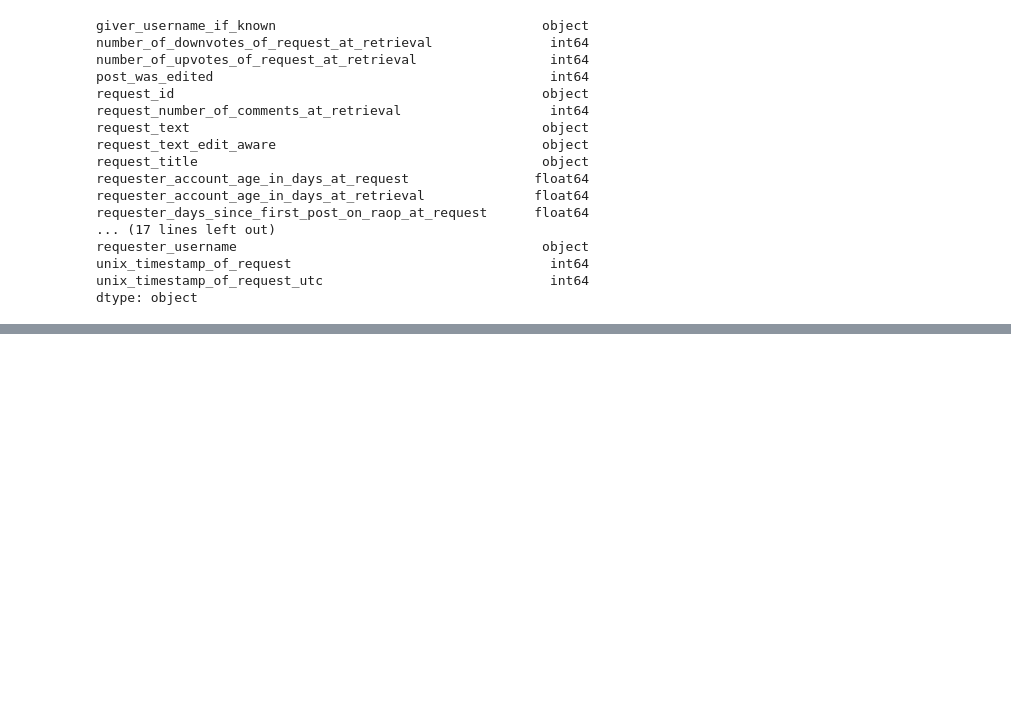
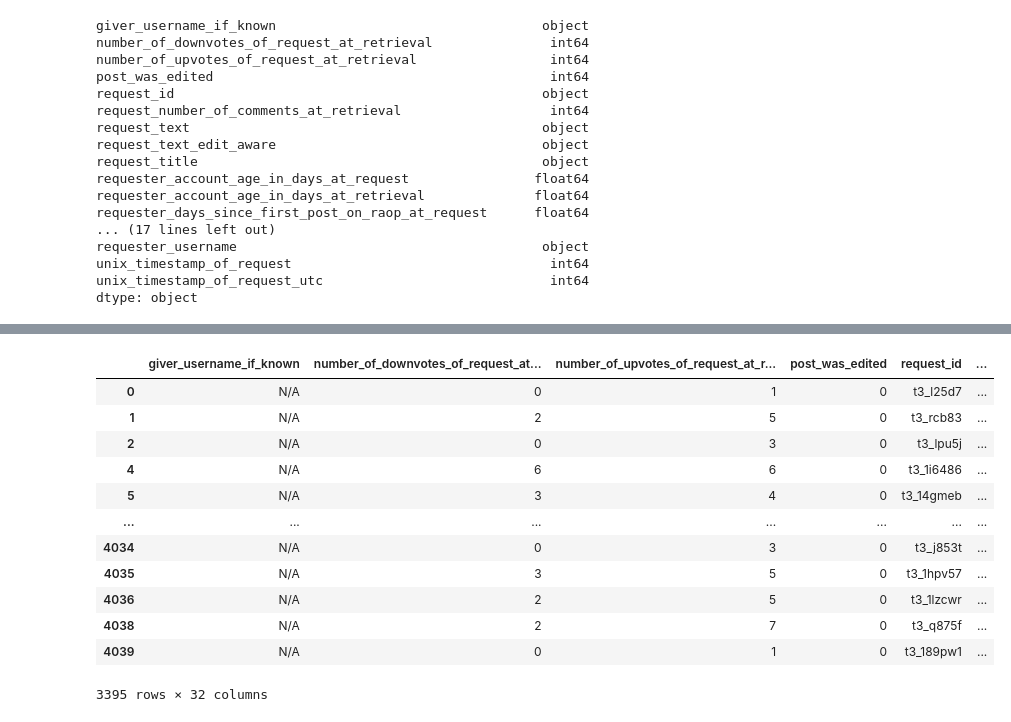
Before and after one commit to jaredfeldman/free_pizza, a Jupyter notebook: eda_jf.ipynb, the cells around one changed output, grey strips where cells are left out. Saved outputs shown, nothing was run; the diff lists cells and outputs as text; code cells hidden in the pictures; blank space fills up the shorter version.

```diff
--- a/eda_jf.ipynb
+++ b/eda_jf.ipynb
@@ -133,0 +179,16 @@ plt.show()
+# %%
+training_data[training_data['post_was_edited'] == 0]
+# %% [output]
+|  | giver_username_if_known | number_of_downvotes_of_request_at... | number_of_upvotes_of_request_at_r... | post_was_edited | request_id | ... |
+| 0 | N/A | 0 | 1 | 0 | t3_l25d7 | ... |
+| 1 | N/A | 2 | 5 | 0 | t3_rcb83 | ... |
+| 2 | N/A | 0 | 3 | 0 | t3_lpu5j | ... |
+| 4 | N/A | 6 | 6 | 0 | t3_1i6486 | ... |
+| 5 | N/A | 3 | 4 | 0 | t3_14gmeb | ... |
+| ... | ... | ... | ... | ... | ... | ... |
+| 4034 | N/A | 0 | 3 | 0 | t3_j853t | ... |
+| 4035 | N/A | 3 | 5 | 0 | t3_1hpv57 | ... |
+| 4036 | N/A | 2 | 5 | 0 | t3_1lzcwr | ... |
+| 4038 | N/A | 2 | 7 | 0 | t3_q875f | ... |
+| 4039 | N/A | 0 | 1 | 0 | t3_189pw1 | ... |
+3395 rows × 32 columns
```
Also changed, not shown: parts of 7 cells of this notebook, 1 other file.
